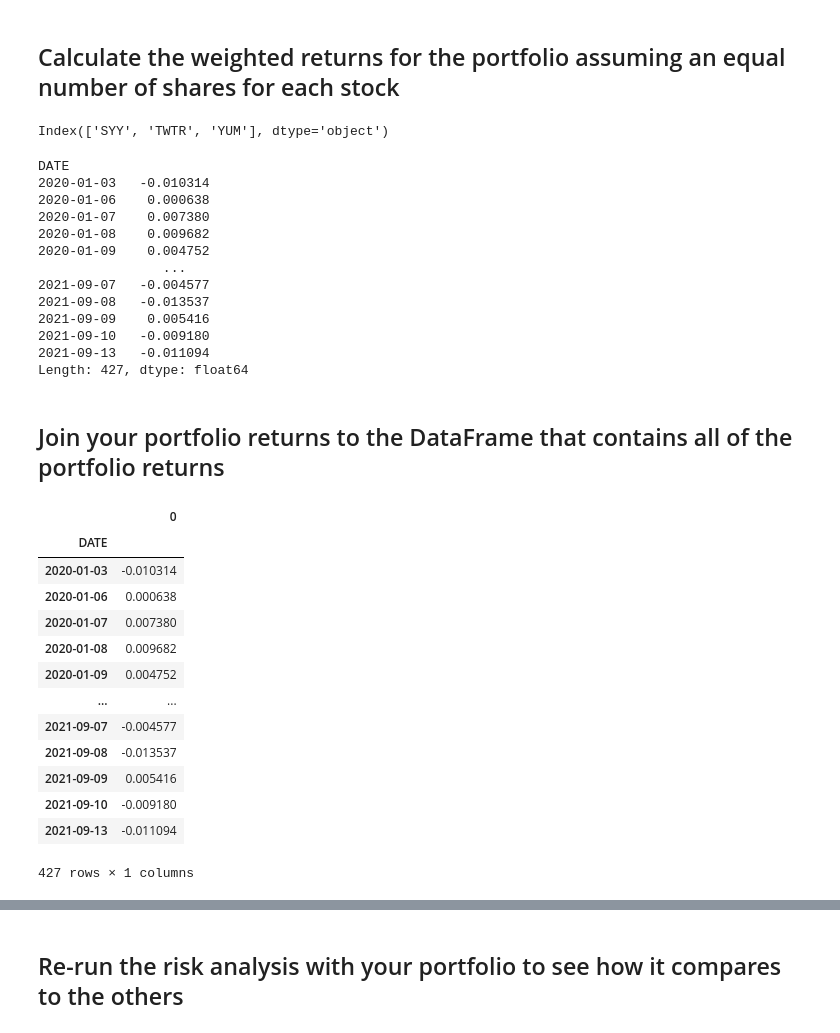
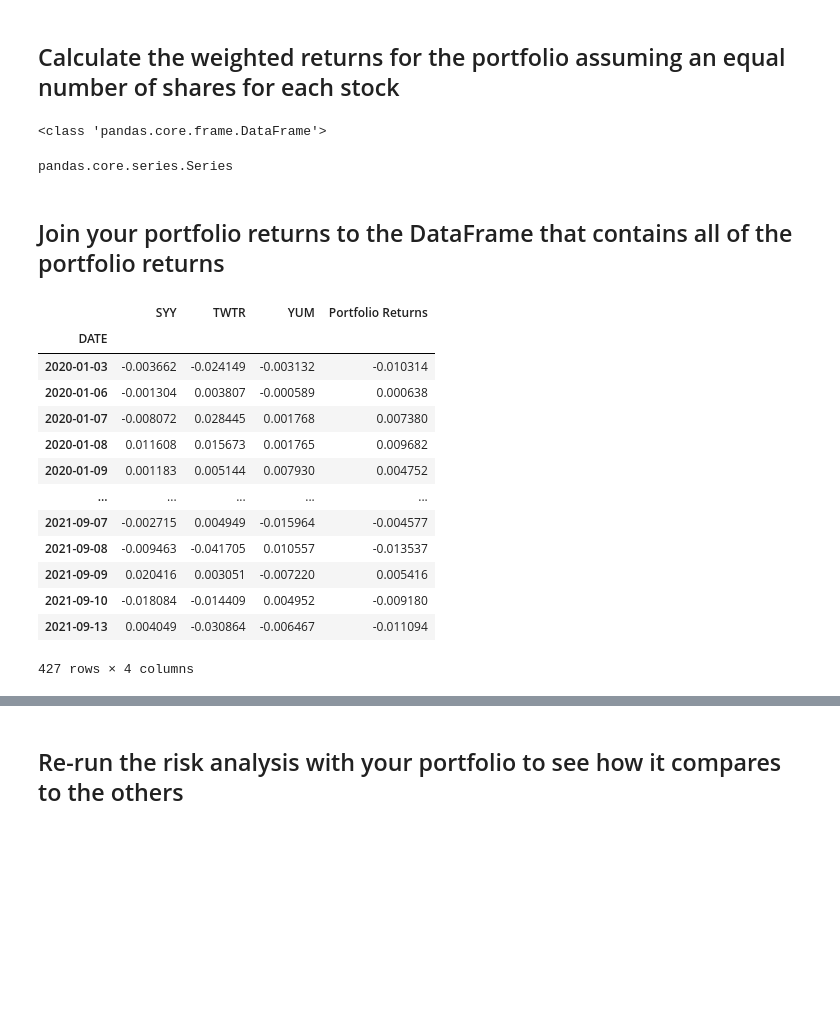
Before and after one commit to MatthewPuttroff/HWUnitFour, a Jupyter notebook: 04-Pandas/Instructions/Starter_Code/whale_analysis.ipynb, the cells around one changed output, grey strips where cells are left out. Drawn from its saved outputs; the diff is of its cells as text; code cells hidden in the pictures; blank space fills up the shorter version.

Commit message:
Finally able to add portfolio returns

```diff
--- a/04-Pandas/Instructions/Starter_Code/whale_analysis.ipynb
+++ b/04-Pandas/Instructions/Starter_Code/whale_analysis.ipynb
@@ -701,10 +686,10 @@ reorg_returns.head()
 | 2020-01-09 | 0.001183 | 0.005144 | 0.007930 |
 # %% [markdown]
 ## Calculate the weighted returns for the portfolio assuming an equal number of shares for each stock
-# %%
-reorg_returns.columns
-# %% [output]
-Index(['SYY', 'TWTR', 'YUM'], dtype='object')
+# %%
+print(type(reorg_returns))
+# %% [output]
+<class 'pandas.core.frame.DataFrame'>
 # %%
 # Set weights
 weights = [1/3, 1/3, 1/3]
@@ -714,43 +699,32 @@ yum_weight = (1/3)
 # Calculate portfolio return
 portfolio_returns = syy_weight * reorg_returns["SYY"] + twtr_weight * reorg_returns["TWTR"] + yum_weight * reorg_returns["YUM"]
 # Display sample data
-portfolio_returns
+#portfolio_returns_df = pd.DataFrame(portfolio_returns, index='DATE')
+#portfolio_returns_df.set_index('DATE')
+portfolio_returns.dtypes
+type(portfolio_returns)
 # %% [output]
-DATE
-2020-01-03   -0.010314
-2020-01-06    0.000638
-2020-01-07    0.007380
-2020-01-08    0.009682
-2020-01-09    0.004752
-                ...
-2021-09-07   -0.004577
-2021-09-08   -0.013537
-2021-09-09    0.005416
-2021-09-10   -0.009180
-2021-09-13   -0.011094
-Length: 427, dtype: float64
+pandas.core.series.Series
 # %% [markdown]
 ## Join your portfolio returns to the DataFrame that contains all of the portfolio returns
 # %%
 # Join your returns DataFrame to the original returns DataFrame
-portfolio_returns_df = pd.DataFrame(portfolio_returns)
-portfolio_returns_df.to_csv("portfolio_returns.csv")
+#portfolio_returns_df = pd.DataFrame(portfolio_returns)
+#portfolio_returns_df.to_csv("portfolio_returns.csv")
+reorg_returns['Portfolio Returns'] = portfolio_returns
+reorg_returns
+# %% [output]
+|  | SYY | TWTR | YUM | Portfolio Returns |
+| DATE |  |  |  |  |
+| 2020-01-03 | -0.003662 | -0.024149 | -0.003132 | -0.010314 |
+| 2020-01-06 | -0.001304 | 0.003807 | -0.000589 | 0.000638 |
+| 2020-01-07 | -0.008072 | 0.028445 | 0.001768 | 0.007380 |
+| 2020-01-08 | 0.011608 | 0.015673 | 0.001765 | 0.009682 |
+| 2020-01-09 | 0.001183 | 0.005144 | 0.007930 | 0.004752 |
+| ... | ... | ... | ... | ... |
+| 2021-09-07 | -0.002715 | 0.004949 | -0.015964 | -0.004577 |
+| 2021-09-08 | -0.009463 | -0.041705 | 0.010557 | -0.013537 |
+| 2021-09-09 | 0.020416 | 0.003051 | -0.007220 | 0.005416 |
+| 2021-09-10 | -0.018084 | -0.014409 | 0.004952 | -0.009180 |
+| 2021-09-13 | 0.004049 | -0.030864 | -0.006467 | -0.011094 |
+427 rows × 4 columns
-# %%
-port_ret_imp = Path("Resources/portfolio_returns.csv")
-port_ret_imp_df = pd.read_csv(port_ret_imp, index_col="DATE", parse_dates=True, infer_datetime_format=True)
-port_ret_imp_df
-# %% [output]
-|  | 0 |
-| DATE |  |
-| 2020-01-03 | -0.010314 |
-| 2020-01-06 | 0.000638 |
-| 2020-01-07 | 0.007380 |
-| 2020-01-08 | 0.009682 |
-| 2020-01-09 | 0.004752 |
-| ... | ... |
-| 2021-09-07 | -0.004577 |
-| 2021-09-08 | -0.013537 |
-| 2021-09-09 | 0.005416 |
-| 2021-09-10 | -0.009180 |
-| 2021-09-13 | -0.011094 |
-427 rows × 1 columns
```
Also changed, not shown: parts of 7 cells of this notebook.
